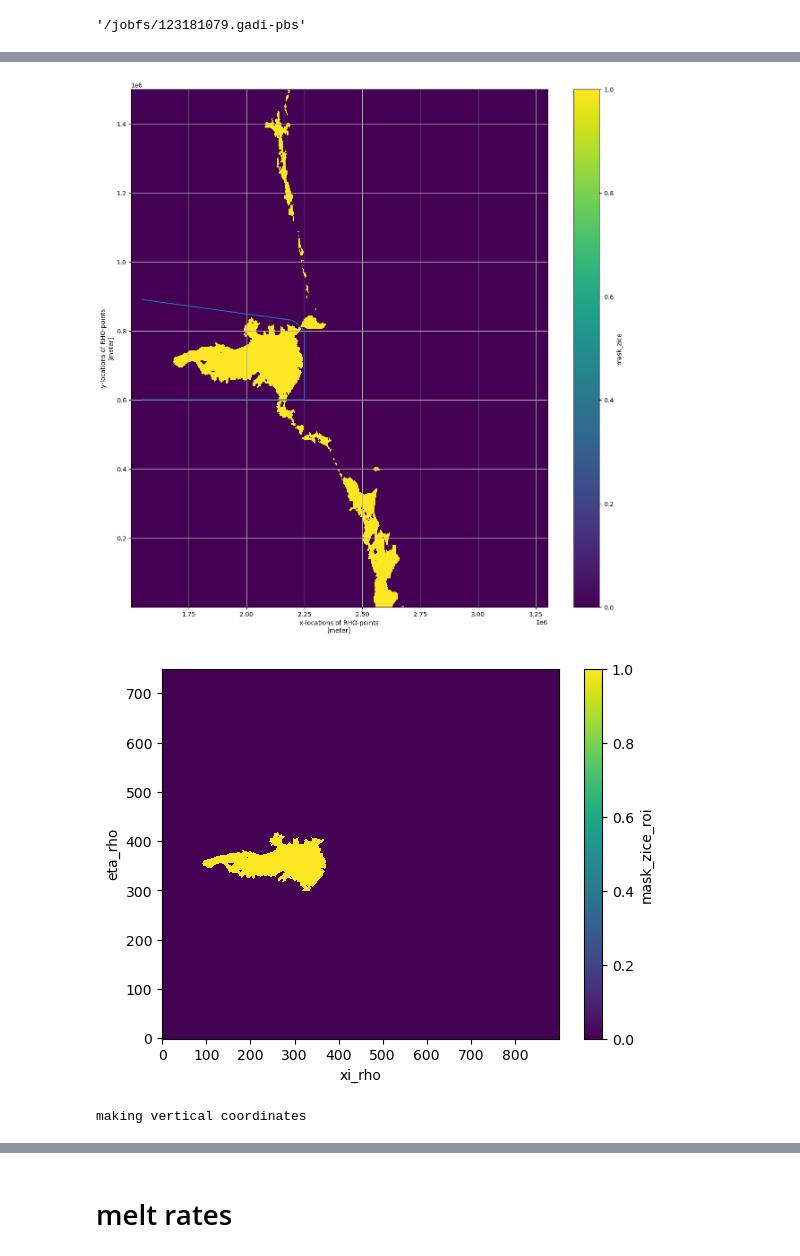
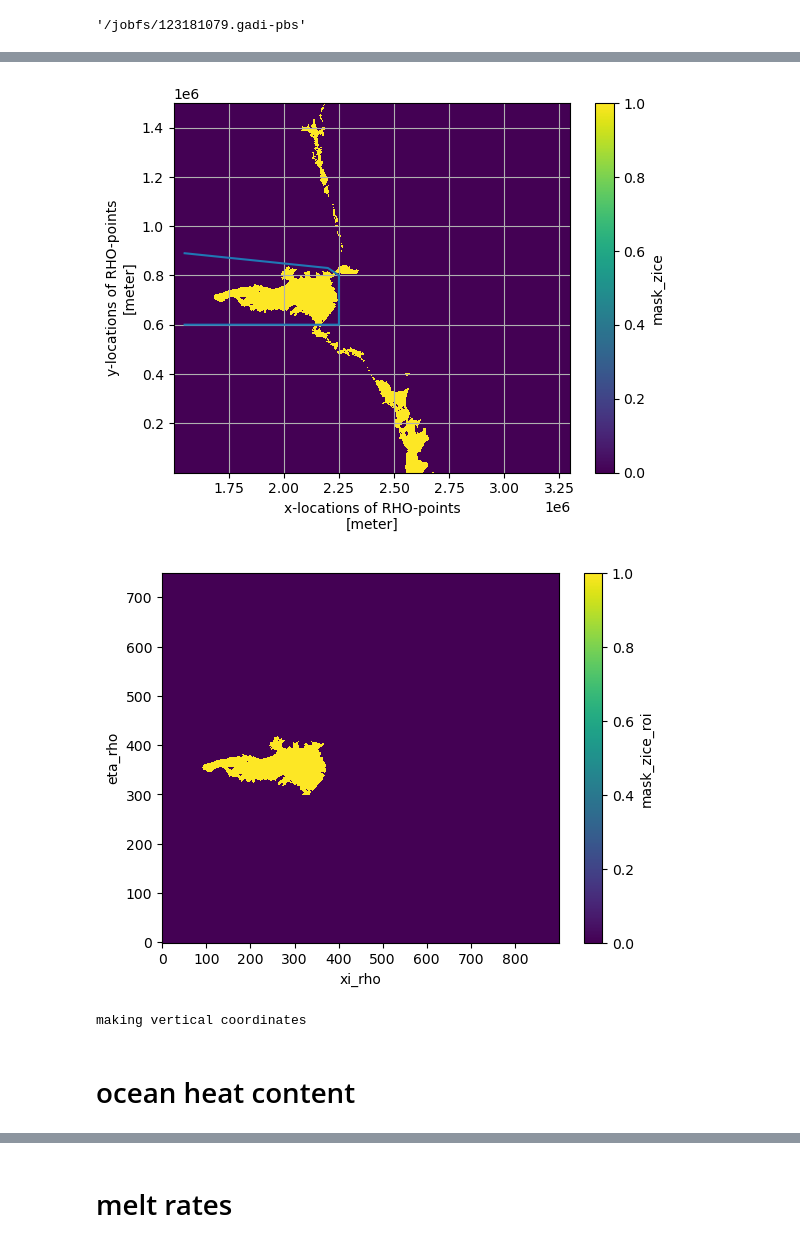
Before and after one commit to dgwyther/apom-analysis, a Jupyter notebook: notebooks/PrelimAna-spinupChecks-v2.ipynb, the cells around one changed output, grey strips where cells are left out. Cells and saved outputs as stored; diff of their text form; code cells hidden in the pictures.

Commit message:
update plots for yrs 2-8 of bgf run

```diff
--- a/notebooks/PrelimAna-spinupChecks-v2.ipynb
+++ b/notebooks/PrelimAna-spinupChecks-v2.ipynb
@@ -40,8 +42,8 @@ repackage.add('../')
 
 
 FilePath='/scratch/gi0/bkg581/amery_hr_repeatyear_v11_ctrl_tides_v2/' # Truth file settings
-prefix='roms_his_'
-timeRange = [1, 4]
+prefix='roms_avg_'
+timeRange = [1, 11]
 datelist = np.array(range(timeRange[0],timeRange[1],1))
 
 def add_zeros_to_4(date):
@@ -76,5 +78,5 @@ print(ds.nbytes/1e9,'G')
 # %%
-ds = ds.drop_vars(['rho','Tb','Sb','u_eastward','v_northward','ubar_eastward','vbar_northward','w','salt','shflux','ssflux','sustr','svstr'])
+ds = ds.drop_vars(['w','salt','zeta','ubar','vbar','omega','f','mask_u','mask_v','mask_psi','u','v'])
 print(ds.nbytes/1e9,'G')
 ds
 # %% [output]
@@ -121,39 +103,39 @@ Coordinates:
 ds['mask_zice'] = ((ds.zice<0)*ds.mask_rho)
 
 # now make a ROI mask(s)
-plt.figure(figsize=(15,15))
+# plt.figure(figsize=(15,15))
 ds.mask_zice.plot(x='x_rho',y='y_rho')
 plt.grid()
 poly_shelf = np.array([
     [1.55e6,600000],
     [2.25e6,600000],
     [2.25e6,800000],
     [2.20e6,830000],
     [1.55e6,890000]])
 plt.plot(poly_shelf[:,0],poly_shelf[:,1])
 plt.show()
 
 def inpolygon(xq, yq, xv, yv):
     from matplotlib import path
     shape = xq.shape
     xq = xq.reshape(-1)
     yq = yq.reshape(-1)
     xv = xv.reshape(-1)
     yv = yv.reshape(-1)
     q = [(xq[i], yq[i]) for i in range(xq.shape[0])]
     p = path.Path([(xv[i], yv[i]) for i in range(xv.shape[0])])
     return p.contains_points(q).reshape(shape)
 
 
 mask_roi = inpolygon(ds.x_rho.values, ds.y_rho.values,poly_shelf[:,0], poly_shelf[:,1])
 
 
 ds['mask_zice_roi'] = ds.mask_zice*mask_roi
 ds.mask_zice_roi.plot()
 roi_label1 = 'amery'
 ds.mask_zice_roi.attrs['long_name']=roi_label1
 # %% [output]
-[figure, old version]
+[figure, new version]
 [figure]
 # %%
 # set any grid data here.
@@ -176,3 +158,5 @@ ds.coords['z_rho'] = z_rho.where(ds.mask_rho, 0).transpose('s_rho', 'eta_rho', '
 ds['dz'] = (('s_rho', 'eta_rho', 'xi_rho'),np.diff(ds.z_w,axis=0))
 # %% [output]
 making vertical coordinates
+# %% [markdown]
+# ocean heat content
```
Also changed, not shown: parts of 25 cells of this notebook.
